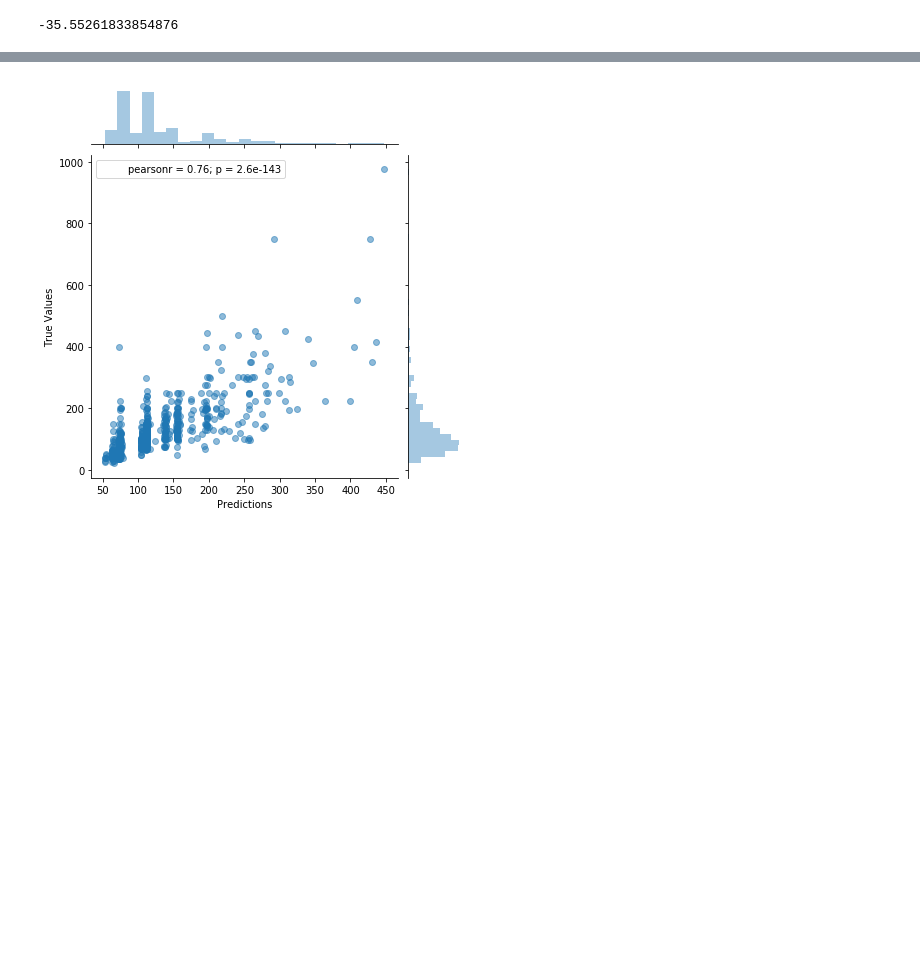
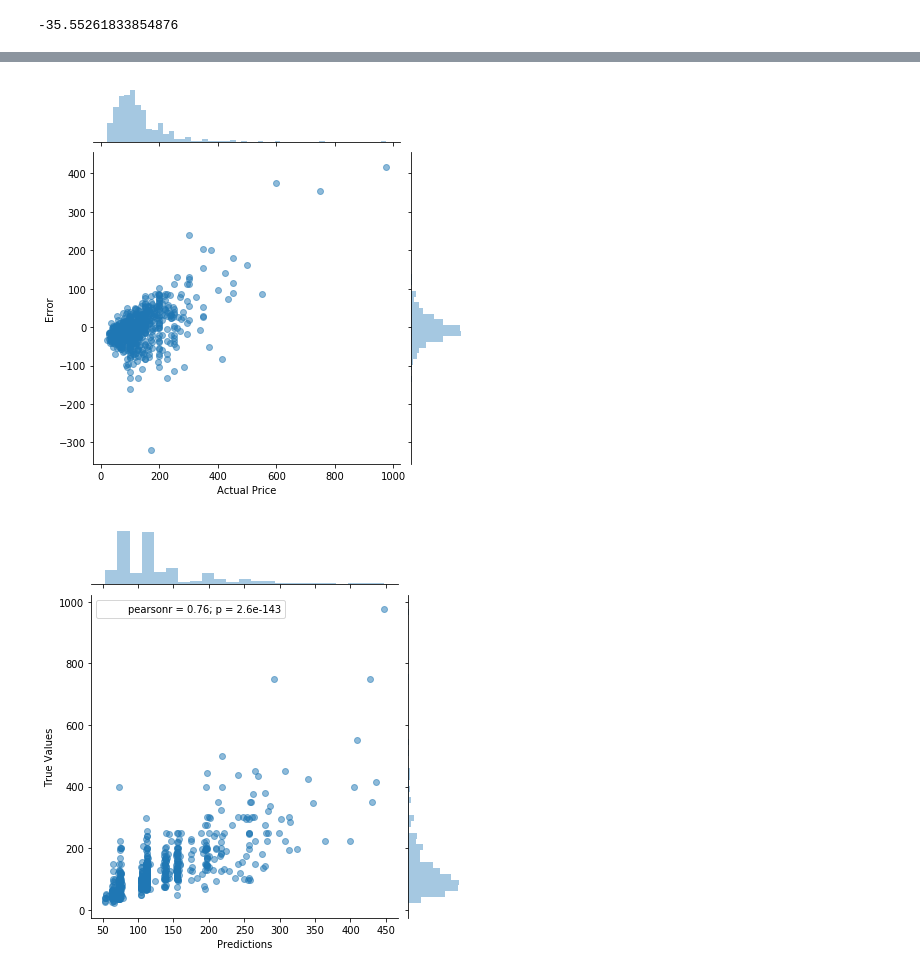
Before and after one commit to joshkeating/inf370-final-project, a Jupyter notebook: analysis.ipynb, the cells around one changed output, grey strips where cells are left out. Drawn from its saved outputs; the diff is of its cells as text; code cells hidden in the pictures; blank space fills up the shorter version.

```diff
--- a/analysis.ipynb
+++ b/analysis.ipynb
@@ -227,3 +235,9 @@ grid.score(test_features, test_outcome)
+# %%
+ax = sns.jointplot(x=test_outcome, y=test_outcome - nn_grid.predict(test_features), alpha = .5)
+ax = (ax.set_axis_labels("Actual Price", "Error"))
+plt.show(ax)
+# %% [output]
+[figure, added]
 # %%
 ax = sns.jointplot(x=grid.predict(test_features), y=test_outcome)
 ax = (ax.set_axis_labels("Predictions", "True Values"))
```
Also changed, not shown: parts of 3 cells of this notebook.
